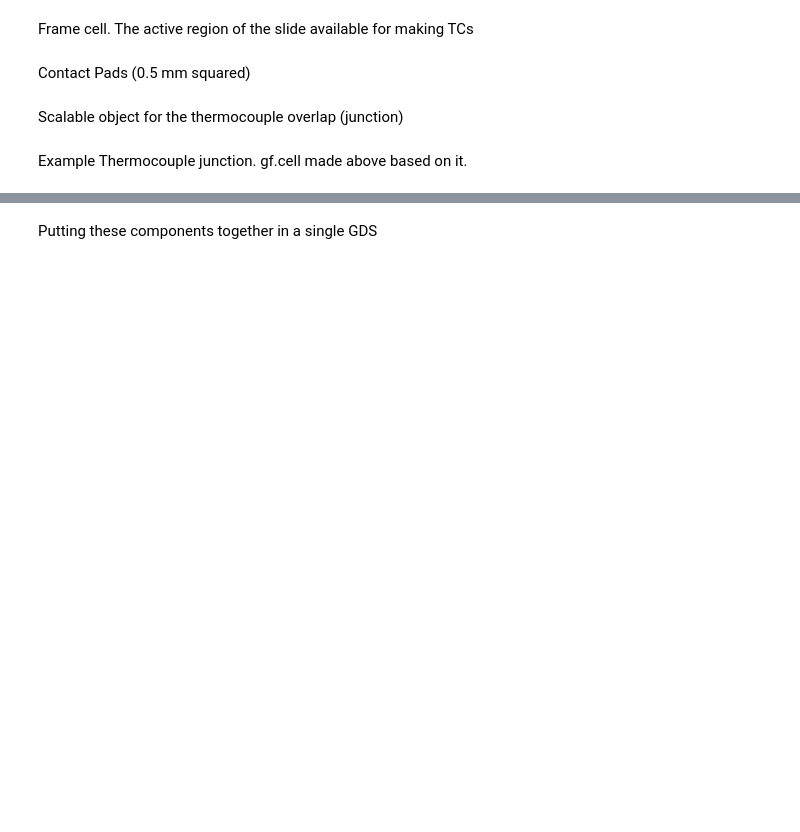
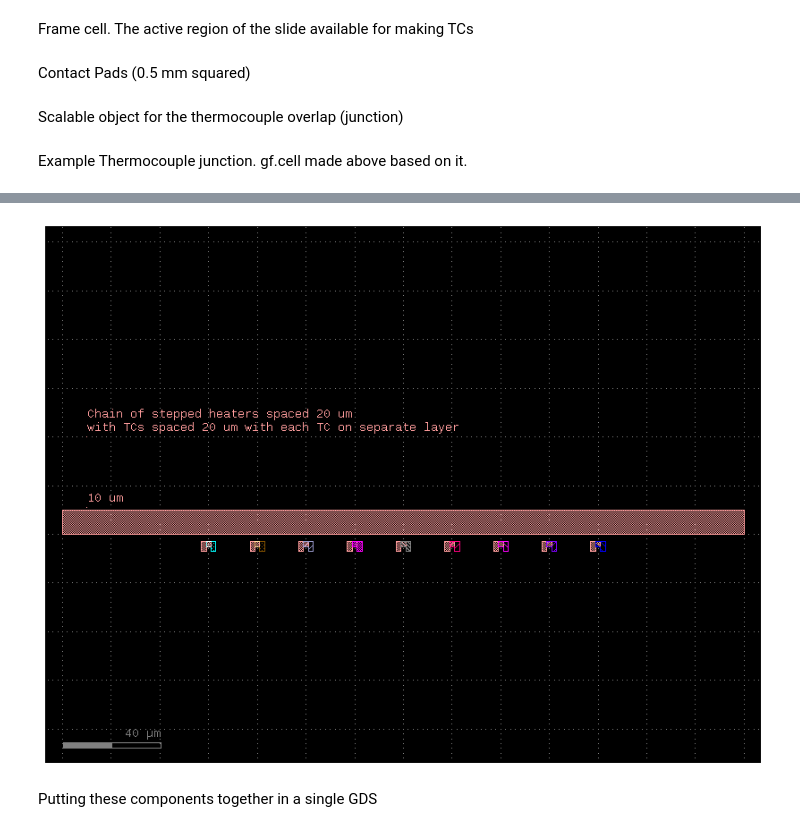
Before and after one commit to CiaranBarron/TFTCArray, a Jupyter notebook: AuNi_TFTC_Example.ipynb, the cells around one changed output, grey strips where cells are left out. Drawn from its saved outputs; the diff is of its cells as text; code cells hidden in the pictures; blank space fills up the shorter version.

```diff
--- a/AuNi_TFTC_Example.ipynb
+++ b/AuNi_TFTC_Example.ipynb
@@ -310,3 +368,36 @@ heater.plot()
+# %%
+gf.clear_cache()
+
+# blank component
+single_heater = gf.Component("Single_Heater")
+
+# 2. Define the original right-angled coordinates of the heater (Layer 1: Au layer)
+coords_layer1 = [
+    (0.0, 0.0),
+    (0.0, 10.0),
+    (280.0, 10.0),
+    (280, 0),
+    (0, 0)
+]
+
+# Add poolygons to layers
+p1 = single_heater.add_polygon(coords_layer1, layer=(1, 0))
+
+# Spacing centers of TCs by 20 um
+for i in range(9):
+    tc = thermocouple_junction(w=2, layer_top = (i+2,0), text=False)
+    tc_ref = single_heater << tc
+    tc_ref.center = (60 + 20 *i, -5)
+
+single_heater.add_label(text="10 um", position = (10, 11), layer = (0,0))
+
+descriptor = "Chain of stepped heaters spaced 20 um\nwith TCs spaced 20 um with each TC on separate layer"
+single_heater.add_label(text=descriptor, position = (10, 40), layer = (0,0))
+
+single_heater.write_gds("sample_multi_layer_TCs.gds")
+single_heater.plot()
+# %% [output]
+[figure, added]
 # %% [markdown]
 Putting these components together in a single GDS
 # %%
```
Also changed, not shown: parts of 3 cells of this notebook, 3 other files.
